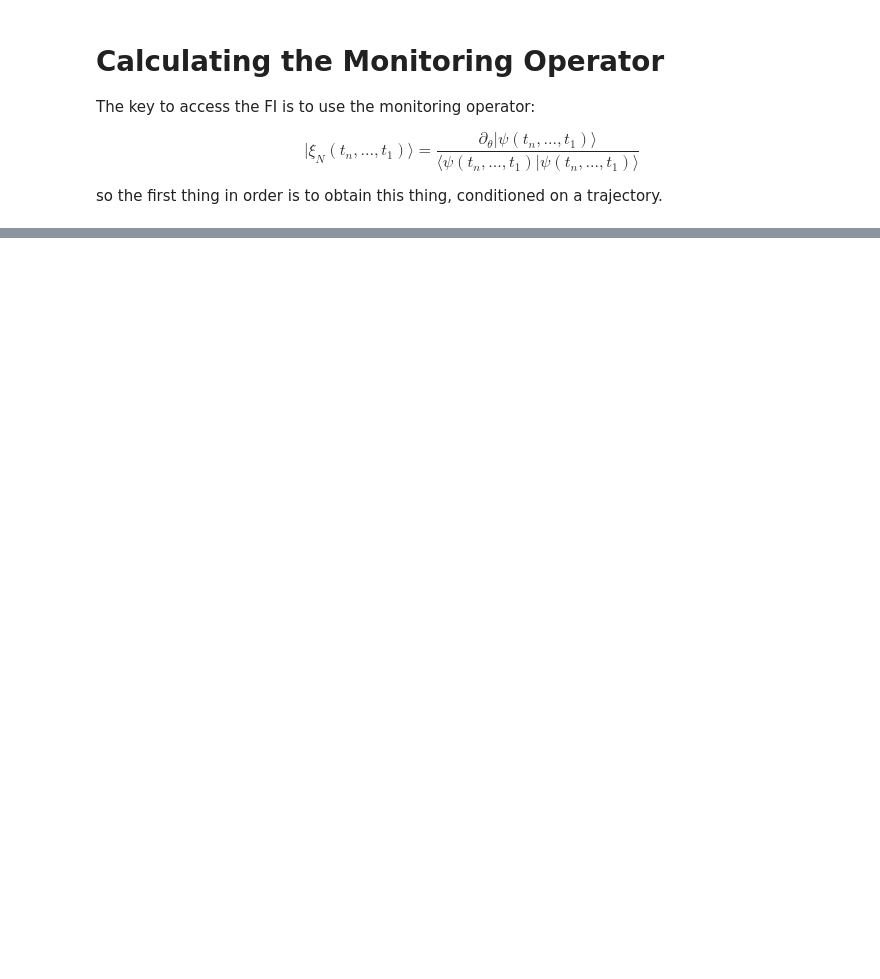
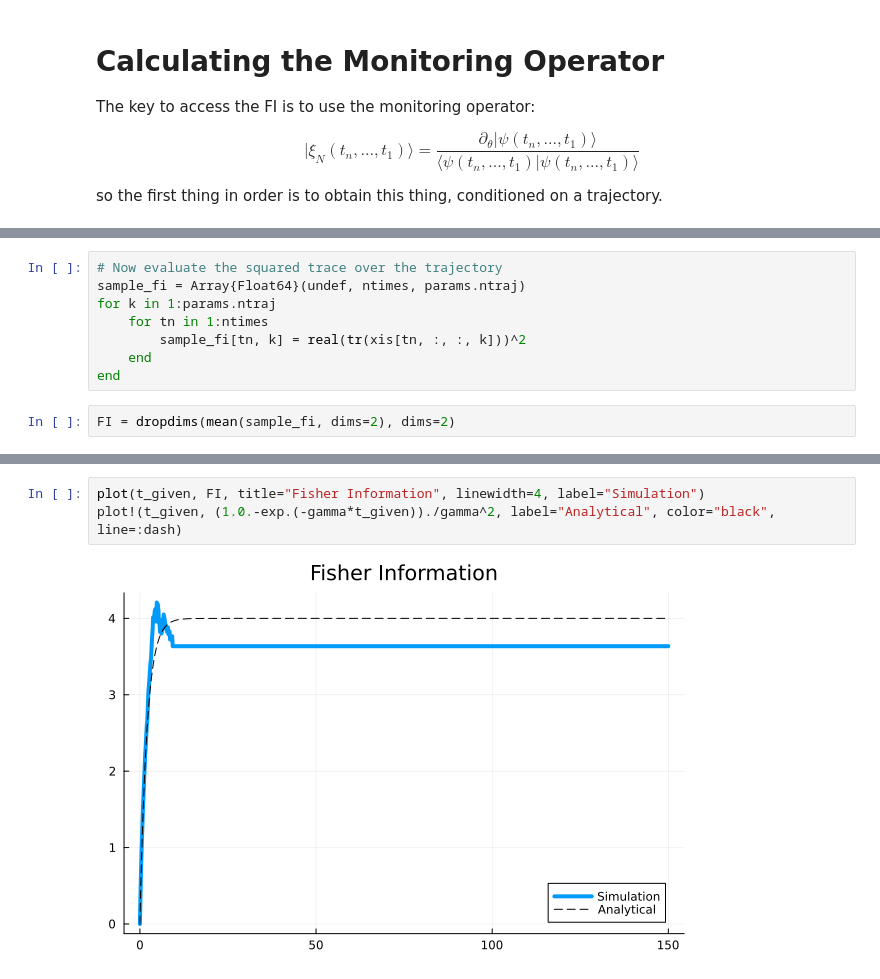
Before and after one commit to Ste1nb0cK/QuTaM.jl, a Jupyter notebook: notebooks/FisherInformation.ipynb, the cells around one changed output, grey strips where cells are left out. Saved outputs shown, nothing was run; the diff lists cells and outputs as text; blank space fills up the shorter version.

```diff
--- a/notebooks/FisherInformation.ipynb
+++ b/notebooks/FisherInformation.ipynb
@@ -308,0 +308,10 @@ end
+# %%
+# Now evaluate the squared trace over the trajectory
+sample_fi = Array{Float64}(undef, ntimes, params.ntraj)
+for k in 1:params.ntraj
+    for tn in 1:ntimes
+        sample_fi[tn, k] = real(tr(xis[tn, :, :, k]))^2
+    end
+end
+# %%
+FI = dropdims(mean(sample_fi, dims=2), dims=2)
@@ -308,0 +336,5 @@ end
+# %%
+plot(t_given, FI, title="Fisher Information", linewidth=4, label="Simulation")
+plot!(t_given, (1.0.-exp.(-gamma*t_given))./gamma^2, label="Analytical", color="black", line=:dash)
+# %% [output]
+[figure, added]
```
Also changed, not shown: parts of 14 cells of this notebook.
